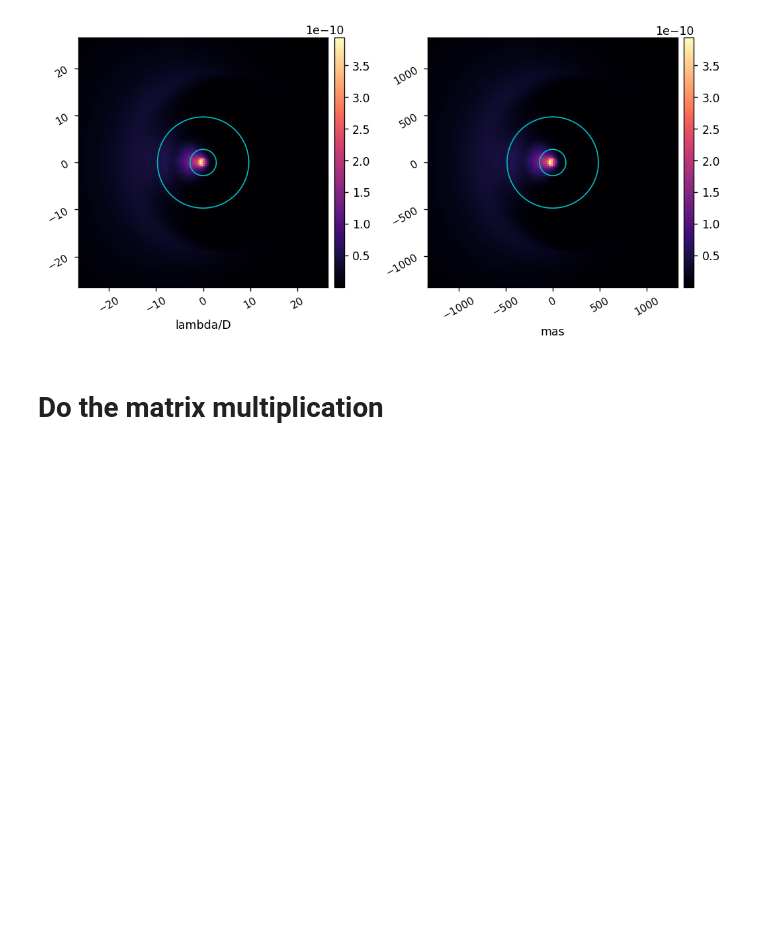
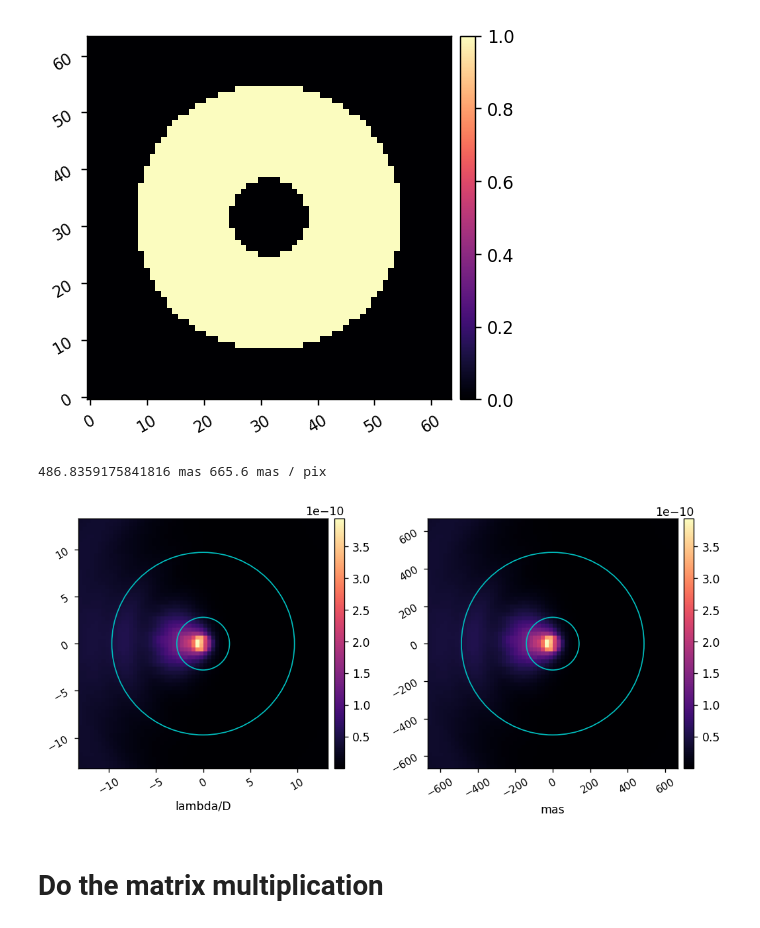
Before and after one commit to kian1377/disk-processing, a Jupyter notebook: hlc_band1_0920_run_disk_sim.ipynb, the cells around one changed output. Saved outputs shown, nothing was run; the diff lists cells and outputs as text; code cells hidden in the pictures; blank space fills up the shorter version.

```diff
--- a/hlc_band1_0920_run_disk_sim.ipynb
+++ b/hlc_band1_0920_run_disk_sim.ipynb
@@ -18,34 +18,49 @@ reload(misc)
 
 # data_dir = Path('C:/Users/Kian/Documents/data-files/disk-processing')
 # data_dir = Path('/users/kianmilani/Documents/data-files/disk-processing')
 data_dir = Path('/groups/douglase/kians-data-files/disk-processing')
 
 wavelength_c = 575e-9*u.m
 D = 2.3631*u.m
 mas_per_lamD = (wavelength_c/D*u.radian).to(u.mas)
 
 # define desired PSF dimensions and pixelscale in units of lambda/D
 npsf=64
 psf_pixelscale_mas = 20.8*u.mas/u.pix
 psf_pixelscale_lamD = psf_pixelscale_mas.value / mas_per_lamD.value
 psf_pixelscale = 13e-6 * psf_pixelscale_lamD/(1/2)
 psf_pixelscale_m = psf_pixelscale*u.m/u.pix
 
 polaxis = 10
 
-ndisk = 128
+ndisk = 64
 disk_pixelscale_mas = 20.8*u.mas/u.pix
 disk_pixelscale_lamD = (disk_pixelscale_mas/mas_per_lamD).value
 
 band1_wavelength = 575e-9*u.m
 iwa_band1 = 2.8
 owa_band1 = 9.7
 
 iwa = iwa_band1 * wavelength_c/band1_wavelength
 owa = owa_band1 * wavelength_c/band1_wavelength
 
 iwa_mas = iwa*mas_per_lamD
 owa_mas = owa*mas_per_lamD
+
+x,y = np.meshgrid(np.arange(-ndisk/2,ndisk/2) + 1/2, np.arange(-ndisk/2,ndisk/2)+1/2 )
+r = np.sqrt(x**2 + y**2)*disk_pixelscale_lamD
+mask = np.zeros((ndisk,ndisk))
+mask[((r>iwa)*(r<owa))] = 1
+misc.myimshow(mask)
+# %% [output]
+[figure, added]
+# %%
+fov_owa = owa_mas
+fov_im = psf_pixelscale_mas * 64/2
+
+print(fov_owa, fov_im)
+# %% [output]
+486.8359175841816 mas 665.6 mas / pix
 # %%
 disk_fpath = data_dir/'disks'/'I_0_eps_eri.fits'
 
@@ -59,4 +74,4 @@ misc.myimshow2(disk, disk, lognorm1=False, lognorm2=False,
                pxscl1=disk_pixelscale_lamD, pxscl2=disk_pixelscale_mas,
                patches1=patches1, patches2=patches2 )
 # %% [output]
-[figure, old version]
+[figure, new version]
```
Also changed, not shown: parts of 3 cells of this notebook, 7 other files.
